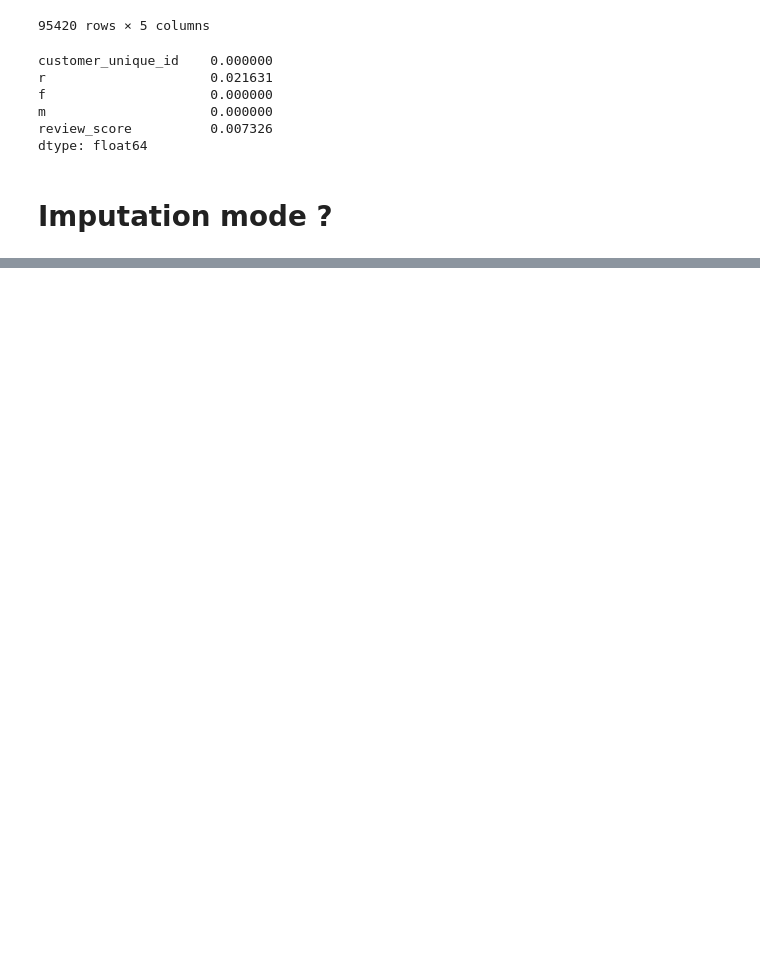
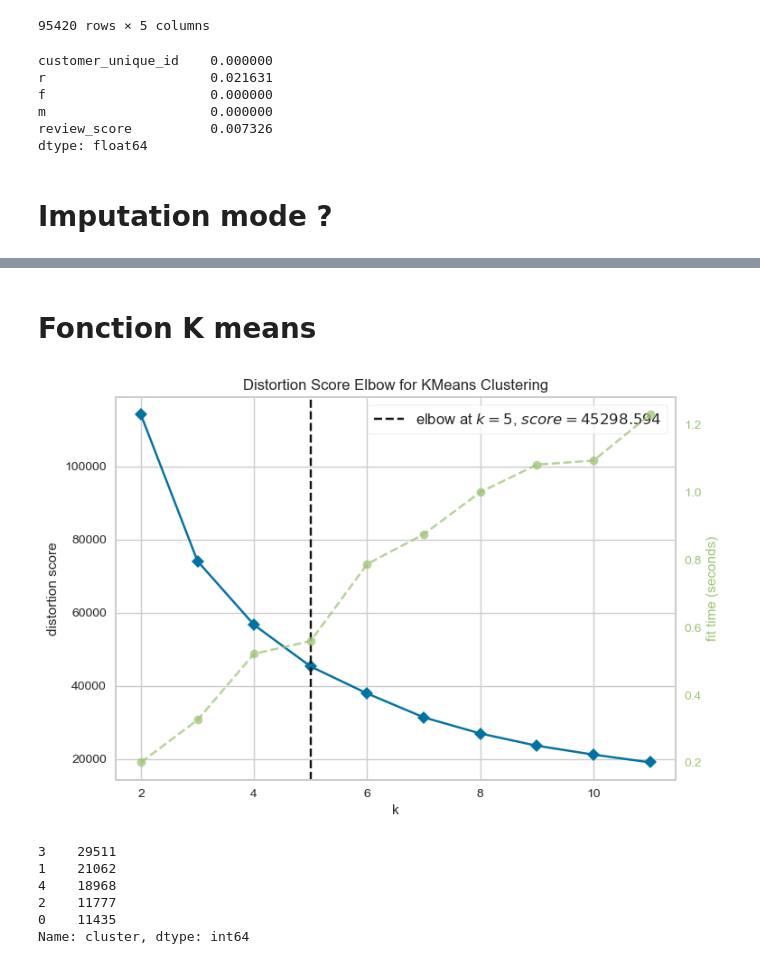
Before and after one commit to ArhurK/P5-Segmentez-les-clients-d-un-e-commerce, a Jupyter notebook: ARI.ipynb, the cells around one changed output, grey strips where cells are left out. Drawn from its saved outputs; the diff is of its cells as text; code cells hidden in the pictures; blank space fills up the shorter version.

```diff
--- a/ARI.ipynb
+++ b/ARI.ipynb
@@ -155,9 +174,11 @@ f                     0.000000
 m                     0.000000
 review_score          0.007326
 dtype: float64
+# %%
+rfm = rfm.dropna()
 # %% [markdown]
 # Imputation mode ?
 # %%
-imputation_mode = rfm.mode()
-rfm = rfm.fillna(imputation_mode)
+# imputation_mode = rfm.mode()
+# rfm = rfm.fillna(imputation_mode)
 # %%
@@ -193,6 +207,11 @@ rfm[['rq','fq','mq']] =  rfm[['rq','fq','mq']].astype('str')
 # rfm['mq'] = rfm['mq'].astype('str')
 
 
+rfm['log_r'] = np.log(rfm.r)
+rfm['log_f'] = np.log(rfm.f)
+rfm['log_m'] = np.log(rfm.m)
+
+
 # Score composite
 rfm['score'] = rfm['rq'] + rfm['fq'] + rfm['mq']
 
@@ -202,0 +305,4 @@ You can drop duplicate edges by setting the 'duplicates' kwarg
+# %%
+# Test fonction rfm
+rfm = fonction_rfm(order_4)
+rfm
@@ -202,0 +323,2 @@ You can drop duplicate edges by setting the 'duplicates' kwarg
+# %% [markdown]
+# Fonction K means
@@ -202,0 +330,14 @@ You can drop duplicate edges by setting the 'duplicates' kwarg
+# %%
+# Instantiate the clustering model and visualizer
+model = KMeans()
+
+X = np.array(rfm[['log_r','log_f','log_m','review_score']])
+
+visualizer = KElbowVisualizer(model, k=(2,12))
+
+visualizer.fit(X)    # Fit the data to the visualizer
+visualizer.poof()    # Draw/show/poof the data
+
+plt.show()
+# %% [output]
+[figure, added]
@@ -202,0 +359,9 @@ You can drop duplicate edges by setting the 'duplicates' kwarg
+# %%
+rfm['cluster'].value_counts()
+# %% [output]
+3    29511
+1    21062
+4    18968
+2    11777
+0    11435
+Name: cluster, dtype: int64
```
Also changed, not shown: parts of 31 cells of this notebook.
